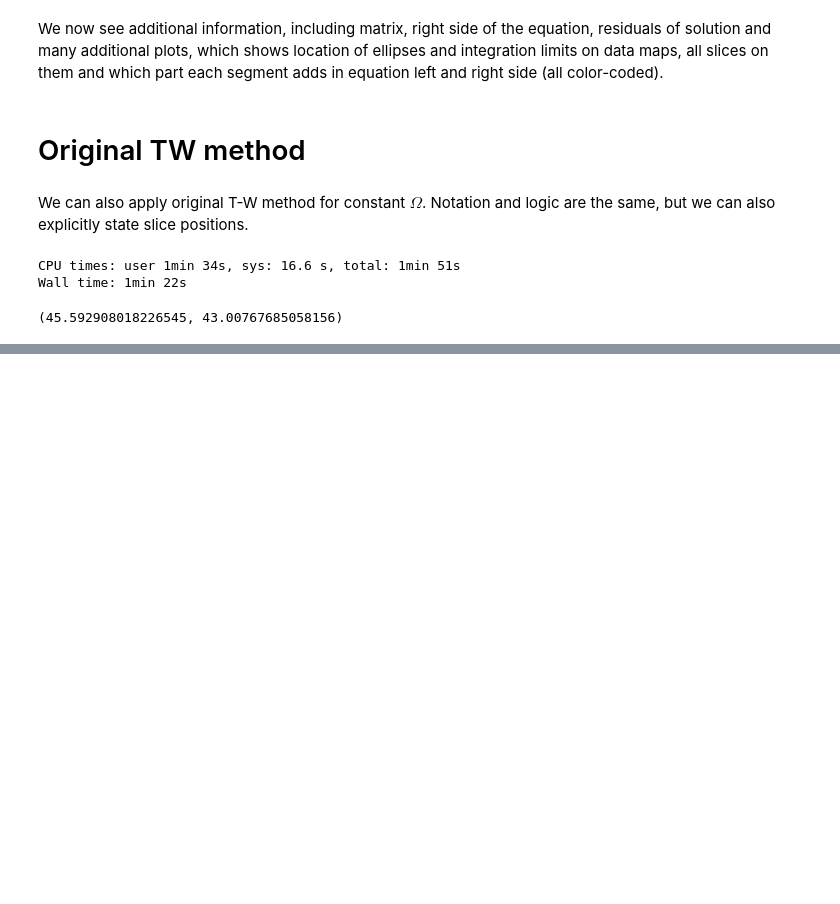
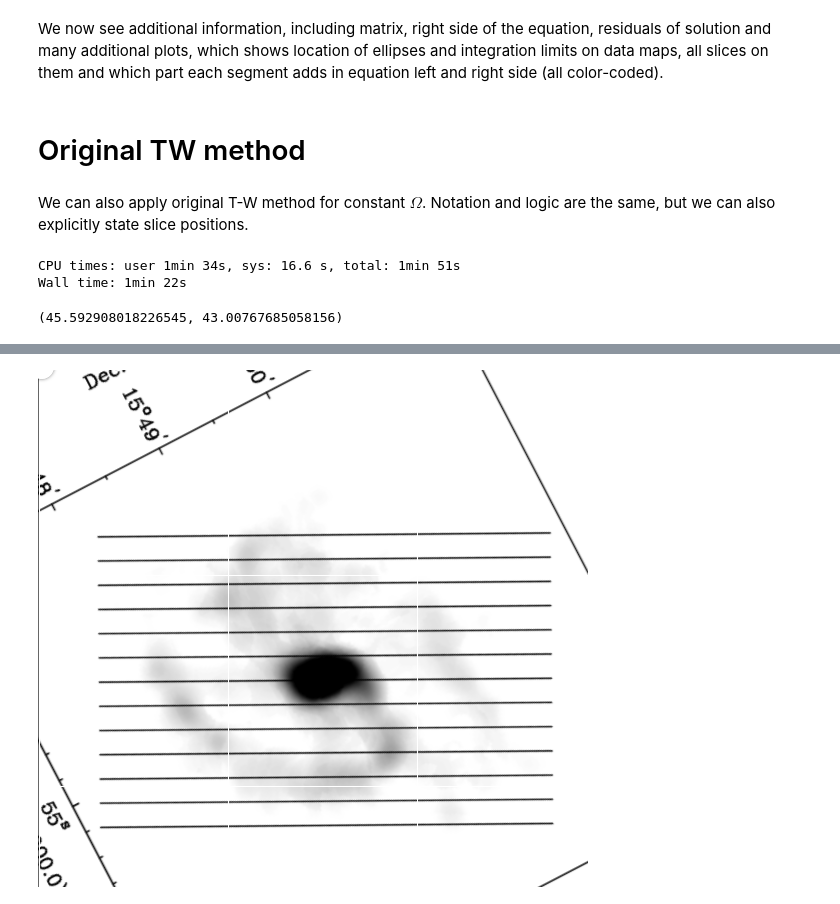
Before and after one commit to strawberryfieldss/galaxy, a Jupyter notebook: new/pyTWR-master/NGC4321.ipynb, the cells around one changed output, grey strips where cells are left out. Saved outputs shown, nothing was run; the diff lists cells and outputs as text; code cells hidden in the pictures; blank space fills up the shorter version.

```diff
--- a/new/pyTWR-master/NGC4321.ipynb
+++ b/new/pyTWR-master/NGC4321.ipynb
@@ -858,0 +387,4 @@ slope Ω: 59.785+/-6.489 (SE)
+# %%
+Image('4321a.png')
+# %% [output]
+[figure, added]
```
Also changed, not shown: parts of 29 cells of this notebook.
